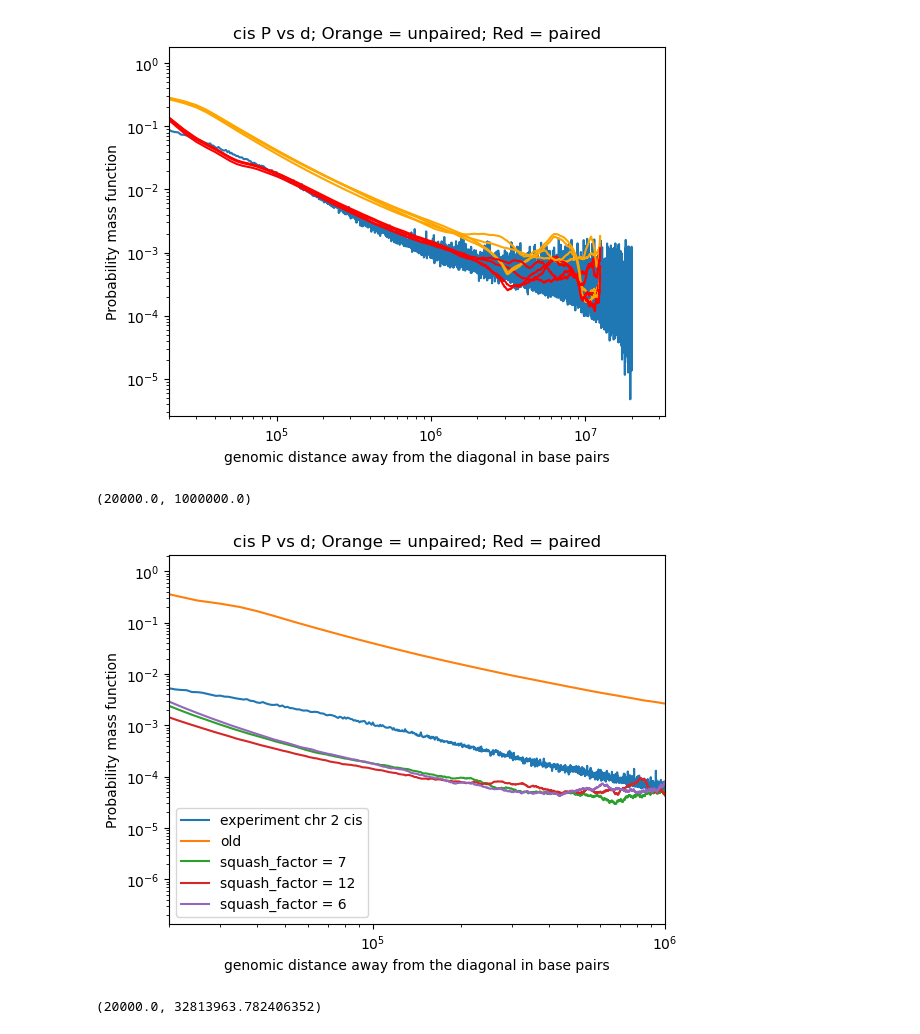
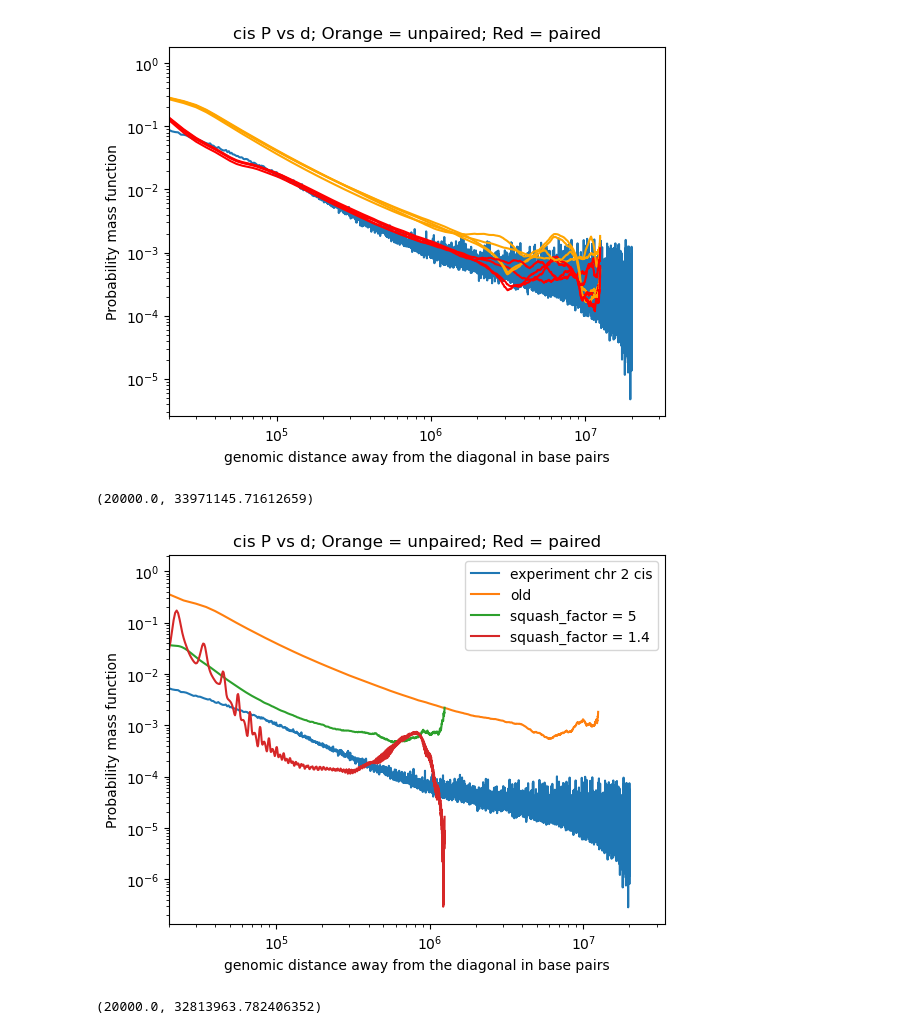
Before and after one commit to DiPierroLab/Douglas, a Jupyter notebook: 6_extra_tools/P_vs_d_experimental_compare_computational.ipynb, the cells around one changed output. Cells and saved outputs as stored; diff of their text form; code cells hidden in the pictures.

```diff
--- a/6_extra_tools/P_vs_d_experimental_compare_computational.ipynb
+++ b/6_extra_tools/P_vs_d_experimental_compare_computational.ipynb
@@ -113,41 +113,42 @@ plt.xlim(2e4)
 # %%
 # CIS directories 21, 22, and 23
 # Plot average normalized cis Hi-C contact probability vs genomic distance (in kilobases)
 
 from numpy import array
 d = range(1,2501)
 d = array(d)
 
 # Plot cis experimental data
 bin_size = 1000 # base pairs
 plt.plot(bin_size*d_experiment_20000kb, 3*P_cis_experiment, label='experiment chr 2 cis')
 
 # Plot cis simulation data
 bead_size_old = 5000# in base pairs; tune to line up the pmfs.
 bead_size_new = 500
 plt.plot(bead_size_old*d, P_cis_simulation_24, label='old')
-#plt.plot(bead_size_new*d, P_cis_simulation_25, label='squash_factor = 5')
-plt.plot(bead_size_new*d, P_cis_simulation_26, label='squash_factor = 7')
+#plt.plot(bead_size_new*d, P_cis_simulation_22, label='22')
+plt.plot(bead_size_new*d, P_cis_simulation_25, label='squash_factor = 5')
+#plt.plot(bead_size_new*d, P_cis_simulation_26, label='squash_factor = 7')
 #plt.plot(bead_size_new*d, P_cis_simulation_27, label='squash_factor = 10')
-plt.plot(bead_size_new*d, P_cis_simulation_28, label='squash_factor = 12')
+#plt.plot(bead_size_new*d, P_cis_simulation_28, label='squash_factor = 12')
 #plt.plot(bead_size_new*d, P_cis_simulation_29, label='squash_factor = 5.5')
-plt.plot(bead_size_new*d, P_cis_simulation_30, label='squash_factor = 6')
-plt.plot(bead_size_new*d, P_cis_simulation_31, label='squash_factor = 1.0')
-plt.plot(bead_size_new*d, P_cis_simulation_32, label='squash_factor = 1.2')
+#plt.plot(bead_size_new*d, P_cis_simulation_30, label='squash_factor = 6')
+#plt.plot(bead_size_new*d, P_cis_simulation_31, label='squash_factor = 1.0')
+#plt.plot(bead_size_new*d, P_cis_simulation_32, label='squash_factor = 1.2')
 plt.plot(bead_size_new*d, P_cis_simulation_33, label='squash_factor = 1.4')
-plt.plot(bead_size_new*d, P_cis_simulation_34, label='squash_factor = 1.6')
+#plt.plot(bead_size_new*d, P_cis_simulation_34, label='squash_factor = 1.6')
 
 # Plot settings
 plt.title('cis P vs d; Orange = unpaired; Red = paired')
 plt.legend()
 plt.xlabel('genomic distance away from the diagonal in base pairs')
 plt.xscale('log')
 plt.ylabel('Probability mass function')
 plt.yscale('log')
-plt.xlim(2e4,1e6)
+plt.xlim(2e4)
 # %% [output]
-(20000.0, 1000000.0)
+(20000.0, 33971145.71612659)
-[figure, old version]
+[figure, new version]
 # %%
 # TRANS
 # Plot average normalized trans Hi-C contact probability vs genomic distance (in kilobases)
```
Also changed, not shown: parts of 1 cell of this notebook, 2 other files.
